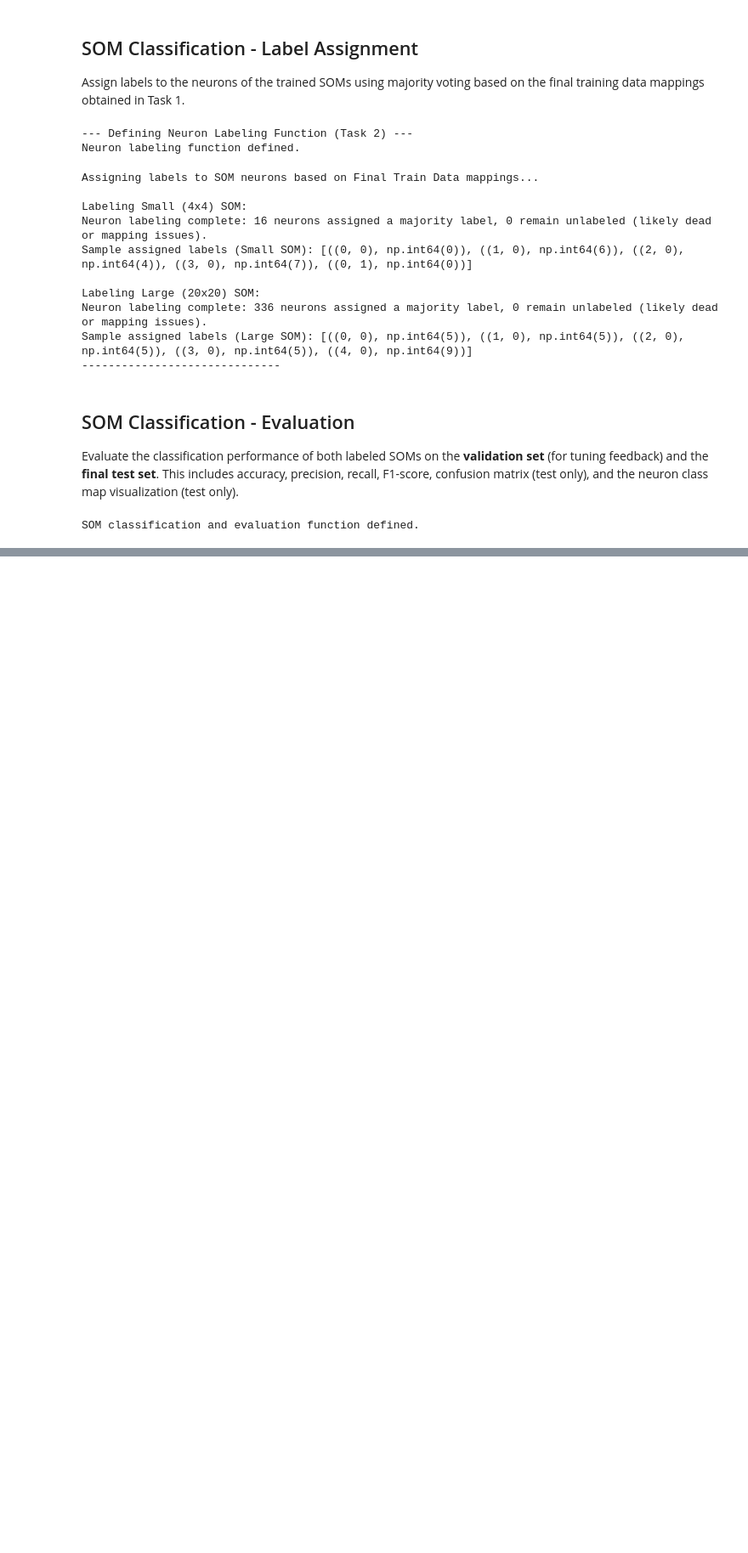
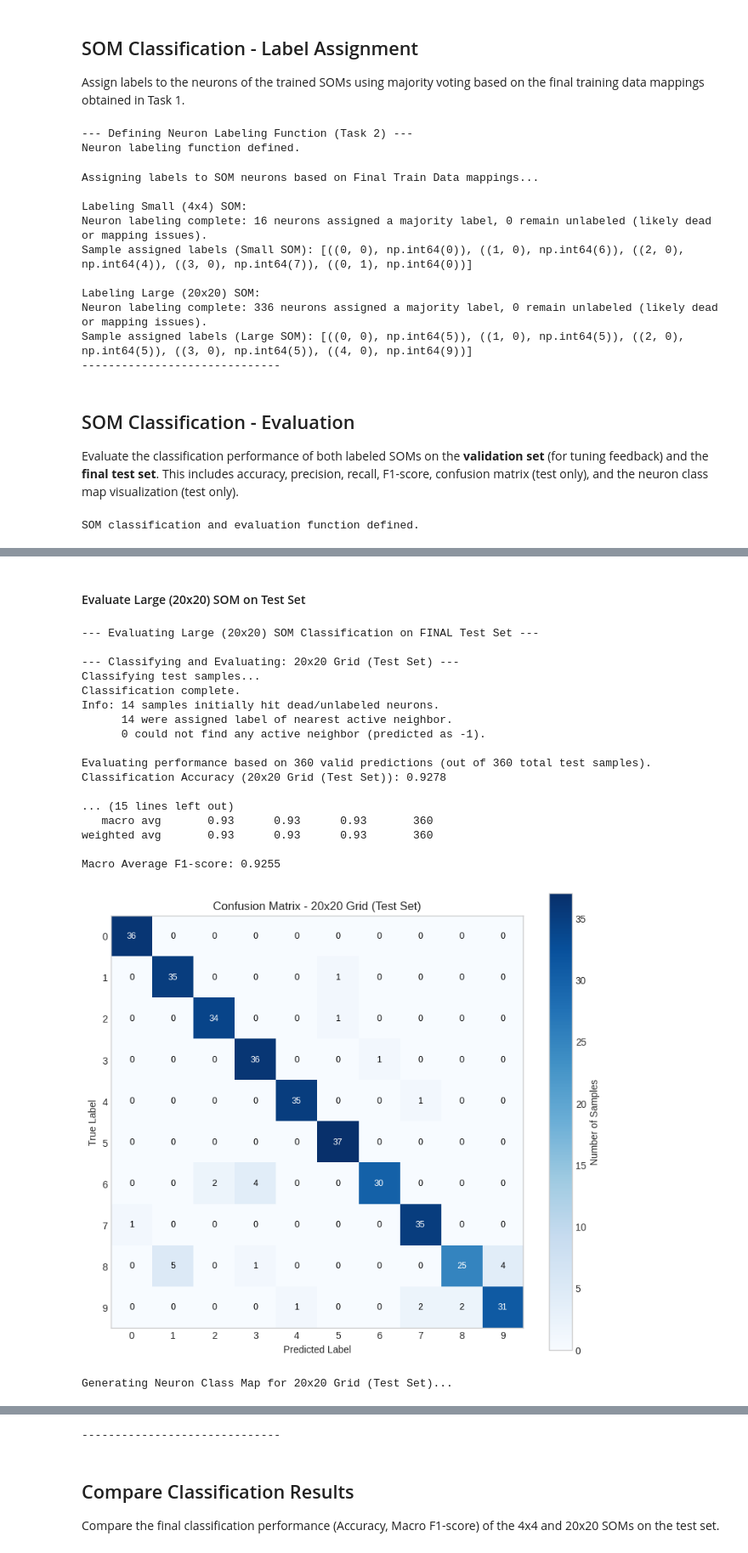
Before and after one commit to AlieShayan/Neural-Networks-SOM-Clustering-and-SLFN-Classification, a Jupyter notebook: task1_som_clustering/som_clustering.ipynb, the cells around one changed output, grey strips where cells are left out. Shown at 85% size. Drawn from its saved outputs; the diff is of its cells as text; code cells hidden in the pictures; blank space fills up the shorter version.

```diff
--- a/task1_som_clustering/som_clustering.ipynb
+++ b/task1_som_clustering/som_clustering.ipynb
@@ -585,0 +624,34 @@ SOM classification and evaluation function defined.
+# %% [markdown]
+#### Evaluate Large (20x20) SOM on Test Set
+# %%
+print("\n--- Evaluating Large (20x20) SOM Classification on FINAL Test Set ---")
+accuracy_large, precision_large, recall_large, f1_large, class_map_large_img = classify_and_evaluate(
+    som_large,
+    X_test,
+    y_test,
+    neuron_class_map_large,
+    dead_neurons_large,
+    som_grid_size_large,
+    "20x20 Grid (Test Set)"
+)
+print("-" * 30)
+# %% [output]
+--- Evaluating Large (20x20) SOM Classification on FINAL Test Set ---
+
+--- Classifying and Evaluating: 20x20 Grid (Test Set) ---
+Classifying test samples...
+Classification complete.
+Info: 14 samples initially hit dead/unlabeled neurons.
+      14 were assigned label of nearest active neighbor.
+      0 could not find any active neighbor (predicted as -1).
+
+Evaluating performance based on 360 valid predictions (out of 360 total test samples).
+Classification Accuracy (20x20 Grid (Test Set)): 0.9278
+
+... (15 lines left out)
+   macro avg       0.93      0.93      0.93       360
+weighted avg       0.93      0.93      0.93       360
+
+Macro Average F1-score: 0.9255
+[figure, added]
+Generating Neuron Class Map for 20x20 Grid (Test Set)...
@@ -585,0 +659,5 @@ SOM classification and evaluation function defined.
+------------------------------
+# %% [markdown]
+## Compare Classification Results
+
+Compare the final classification performance (Accuracy, Macro F1-score) of the 4x4 and 20x20 SOMs on the test set.
```
Also changed, not shown: parts of 5 cells of this notebook.
